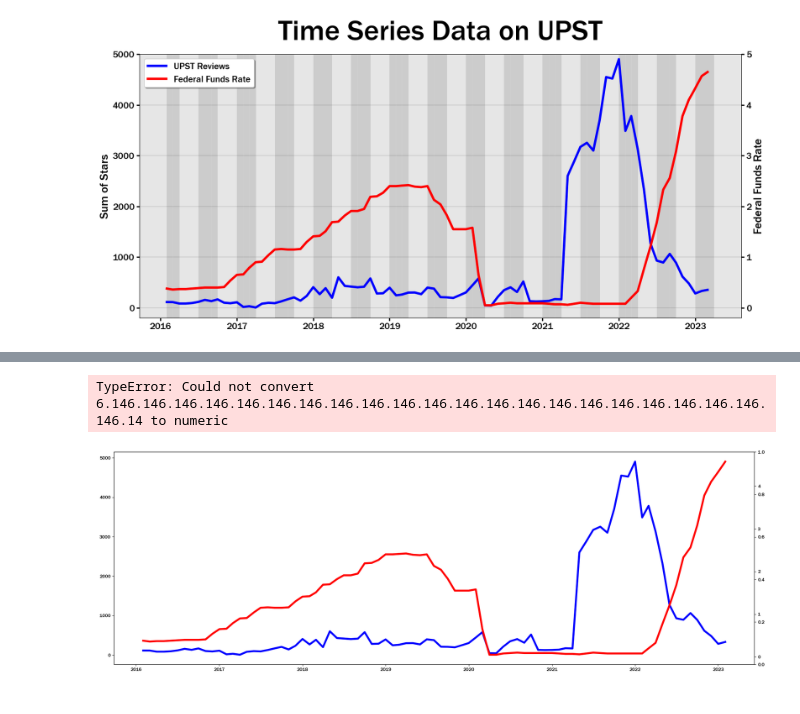
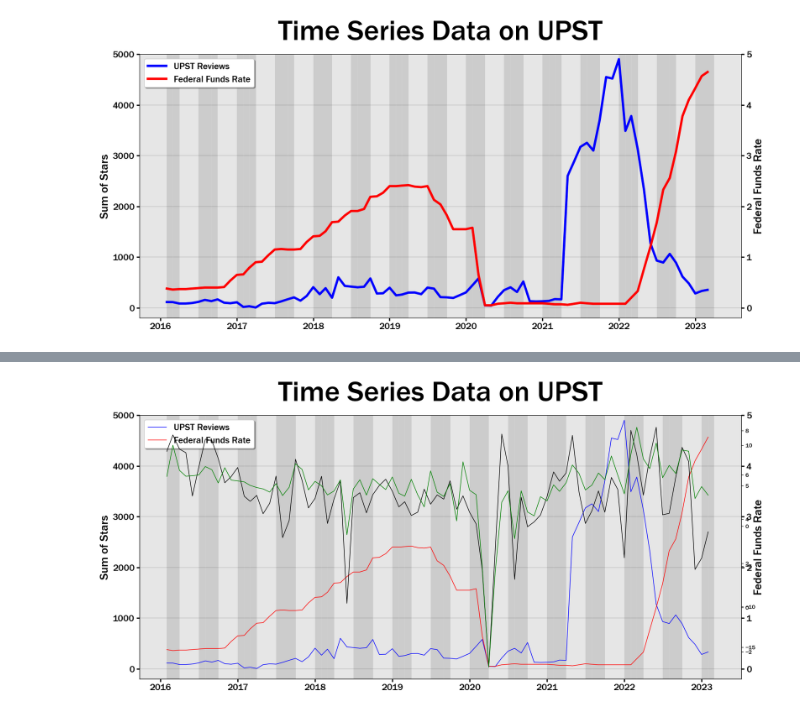
Before and after one commit to wweinel/PersonalProject, a Jupyter notebook: upstAnalysis.ipynb, the cells around one changed output, grey strips where cells are left out. Drawn from its saved outputs; the diff is of its cells as text; code cells hidden in the pictures.

```diff
--- a/upstAnalysis.ipynb
+++ b/upstAnalysis.ipynb
@@ -208,8 +208,12 @@ frb['year_month'] = frb['Series Description'].dt.to_period('M')
 frb = frb.rename(columns={'Percent change of total consumer credit, seasonally adjusted at an annual rate': 'total_change'})
 frb = frb.rename(columns={'Percent change of total nonrevolving consumer credit, seasonally adjusted at an annual rate': 'nonrevolving_change'})
 
-new_data = frb[['year_month','total_change','nonrevolving_change']]
+new_data = pd.DataFrame(index=frb.index)
+new_data['year_month'] = frb['year_month']
+data_float = frb[['total_change', 'nonrevolving_change']].astype(float)
+new_data = new_data.join(data_float)
+
 # merge DataFrames on year_month column
 merged = df.merge(new_data, on='year_month', suffixes=('', '_frb'))
 df = merged
-df.to_csv('data/test.csv')
+print(df)
@@ -234,7 +256,7 @@ title_size = 50
 label_size = 20
 legend_size = 16
 tick_size = 16
-line_weight = 4
+line_weight = 1
 border_width = .5
 border_color = 'black'
 tick_width = 2
@@ -261,7 +283,9 @@ ax1.plot(date_index, reviews_per_month.values, color='blue', label='UPST Reviews
 ax2 = ax1.twinx()
 ax2.plot(date_index, df.groupby(dates)['FEDFUNDS'].mean().sort_index(), color='red', label='Federal Funds Rate', linewidth=line_weight)
 ax3 = ax1.twinx()
-ax3.plot(date_index, df.groupby(dates)['total_change'].mean(), color='red', label='total_change', linewidth=line_weight)
+ax3.plot(date_index, df.groupby(dates)['nonrevolving_change'].mean().sort_index(), color='black', label='nonrevolving_change', linewidth=line_weight)
+ax4 = ax1.twinx()
+ax4.plot(date_index, df.groupby(dates)['total_change'].mean().sort_index(), color='green', label='total_change', linewidth=line_weight)
 # Set padding
 plt.subplots_adjust(left=0.2, right=0.8)
 
@@ -279,32 +303,31 @@ handles1, labels1 = ax1.get_legend_handles_labels()
 handles2, labels2 = ax2.get_legend_handles_labels()
 handles = handles1 + handles2
 labels = labels1 + labels2
 ax1.legend(handles, labels, loc='upper left',fontsize=legend_size, frameon=True, shadow=True)
 
 # Adding ticks
 ax1.tick_params(axis='x', labelsize=tick_size, width=tick_width, length=tick_length)
 ax1.tick_params(axis='y', labelsize=tick_size, width=tick_width, length=tick_length)
 ax2.tick_params(axis='y', labelsize=tick_size, width=tick_width, length=tick_length)
 
 # Adding grid lines
 ax1.grid(axis='y', color=border_color, linewidth=grid_weight)
 ax1.set_ylim([-200, 5000])
 ax2.set_ylim([-0.2, 5])
 
 
 # Adding 1st and 3rd quater backgrounds
 ax1.set_facecolor(color=dark)
 for idx in first_quarter[first_quarter != 0].index:
     ax1.axvspan(pd.to_datetime(idx, format='%Y-%m'),(pd.to_datetime(idx, format='%Y-%m')+pd.offsets.MonthEnd(1)), color=light, alpha=1, linewidth=0.5)
 
 for idx in third_quarter[third_quarter != 0].index:
     ax1.axvspan(pd.to_datetime(idx, format='%Y-%m'),(pd.to_datetime(idx, format='%Y-%m')+pd.offsets.MonthEnd(1)), color=light, alpha=1, linewidth=0.5)
 
 for spine in ax1.spines.values():
     spine.set_color(border_color)
     spine.set_linewidth(border_width)
 
 plt.show()
 # %% [output]
-TypeError: Could not convert 6.146.146.146.146.146.146.146.146.146.146.146.146.146.146.146.146.146.146.146.146.146.146.14 to numeric
-[figure, old version]
+[figure, new version]
```
Also changed, not shown: parts of 1 cell of this notebook.
